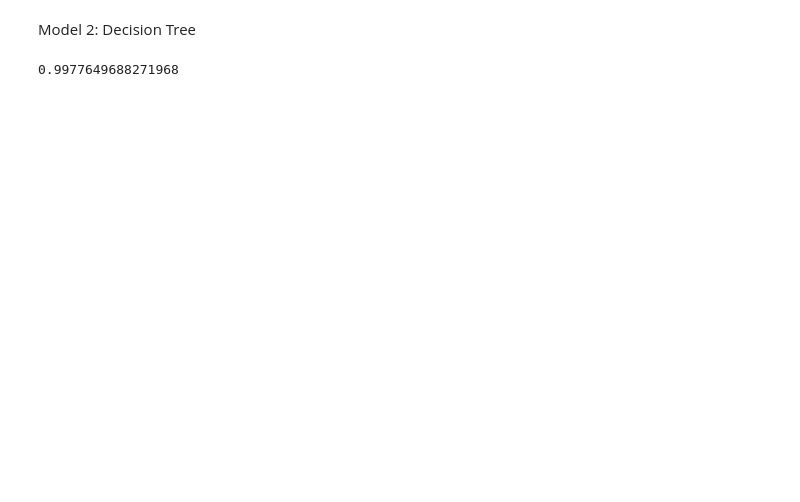
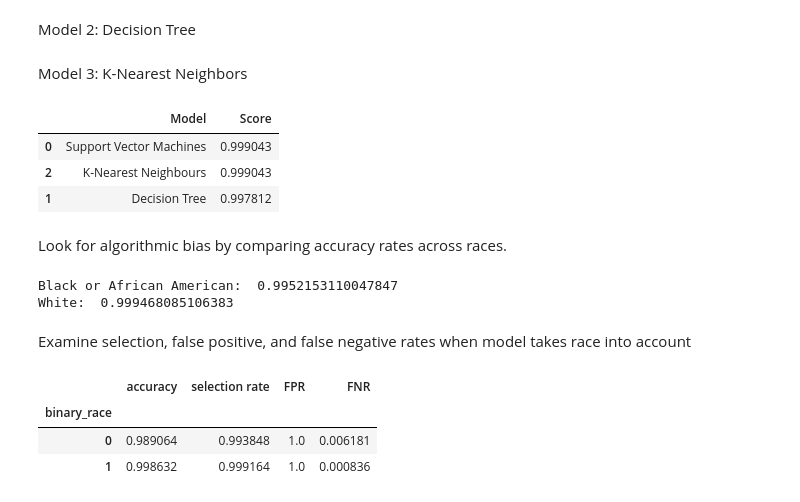
Before and after one commit to vzhang03/cmpu250-final-project, a Jupyter notebook: preliminary_report/preliminary_report.ipynb, the cells around one changed output. Saved outputs shown, nothing was run; the diff lists cells and outputs as text; code cells hidden in the pictures; blank space fills up the shorter version.

Commit message:
measured bias in recreated model

```diff
--- a/preliminary_report/preliminary_report.ipynb
+++ b/preliminary_report/preliminary_report.ipynb
@@ -393,3 +402,7 @@ X_train, X_test, y_train, y_test = train_test_split(X, y, test_size=0.2)
 # %%
-from sklearn.linear_model import LinearRegression
-model = sk.linear_model.LinearRegression().fit(X,y)
+from sklearn import svm # SVM
+
+sv = svm.SVC()
+sv.fit(X_train, y_train)
+y_pred = sv.predict(X_test)
+acc_svm = metrics.accuracy_score(y_pred,y_test)
@@ -409,8 +417,26 @@ dt = DecisionTreeClassifier()
 dt.fit(X_train,y_train)
 y_pred = dt.predict(X_test)
 acc_dt = metrics.accuracy_score(y_pred,y_test)
-# %%
-# report accuracy on test set
-print(acc_dt)
-# %% [output]
-0.9977649688271968
+# %% [markdown]
+Model 3: K-Nearest Neighbors
+# %%
+# knn
+from sklearn.neighbors import KNeighborsClassifier # KNN
+
+knc = KNeighborsClassifier(n_neighbors=3) # for k=3
+knc.fit(X_train,y_train)
+y_pred = knc.predict(X_test)
+acc_knn = metrics.accuracy_score(y_pred,y_test)
+# %%
+# plot overall accuracy comparison between models
+models = pd.DataFrame({
+    'Model': ['Support Vector Machines', 'Decision Tree','K-Nearest Neighbours'],
+    'Score': [acc_svm, acc_dt, acc_knn]})
+models.sort_values(by='Score', ascending=False)
+# %% [output]
+|  | Model | Score |
+| 0 | Support Vector Machines | 0.999043 |
+| 2 | K-Nearest Neighbours | 0.999043 |
+| 1 | Decision Tree | 0.997812 |
+# %% [markdown]
+Look for algorithmic bias by comparing accuracy rates across races.
@@ -416,0 +455,40 @@ print(acc_dt)
+# %%
+# report accuracy
+acc_log_b = sk.metrics.accuracy_score(y_pred_b, y_test_b)
+acc_log_w = sk.metrics.accuracy_score(y_pred_w, y_test_w)
+print('Black or African American: ', acc_log_b)
+print('White: ', acc_log_w)
+# %% [output]
+Black or African American:  0.9952153110047847
+White:  0.999468085106383
+# %% [markdown]
+Examine selection, false positive, and false negative rates when model takes race into account
+# %%
+import fairlearn
+from fairlearn.metrics import demographic_parity_ratio, MetricFrame, selection_rate, false_positive_rate, false_negative_rate
+from sklearn import metrics
+from sklearn.metrics import accuracy_score
+
+X_train, X_test = train[["debt_to_income_ratio","income","loan_to_value_ratio","loan_amount","property_value", "binary_race"]], \
+test[["debt_to_income_ratio","income","loan_to_value_ratio","loan_amount","property_value", "binary_race"]]
+
+dt = DecisionTreeClassifier()
+dt.fit(X_train,y_train)
+y_pred = dt.predict(X_test)
+acc_dt = metrics.accuracy_score(y_pred,y_test)
+# %%
+metrics = {
+    'accuracy' : accuracy_score,
+    'selection rate' : selection_rate,
+    'FPR' : false_positive_rate,
+    'FNR' : false_negative_rate
+}
+
+# sensitive_features is an array (or series)
+mf = MetricFrame(metrics = metrics, y_true=y_test, y_pred=y_pred, sensitive_features=X_test['binary_race'])
+mf.by_group
+# %% [output]
+|  | accuracy | selection rate | FPR | FNR |
+| binary_race |  |  |  |  |
+| 0 | 0.989064 | 0.993848 | 1.0 | 0.006181 |
+| 1 | 0.998632 | 0.999164 | 1.0 | 0.000836 |
```
Also changed, not shown: parts of 13 cells of this notebook.
